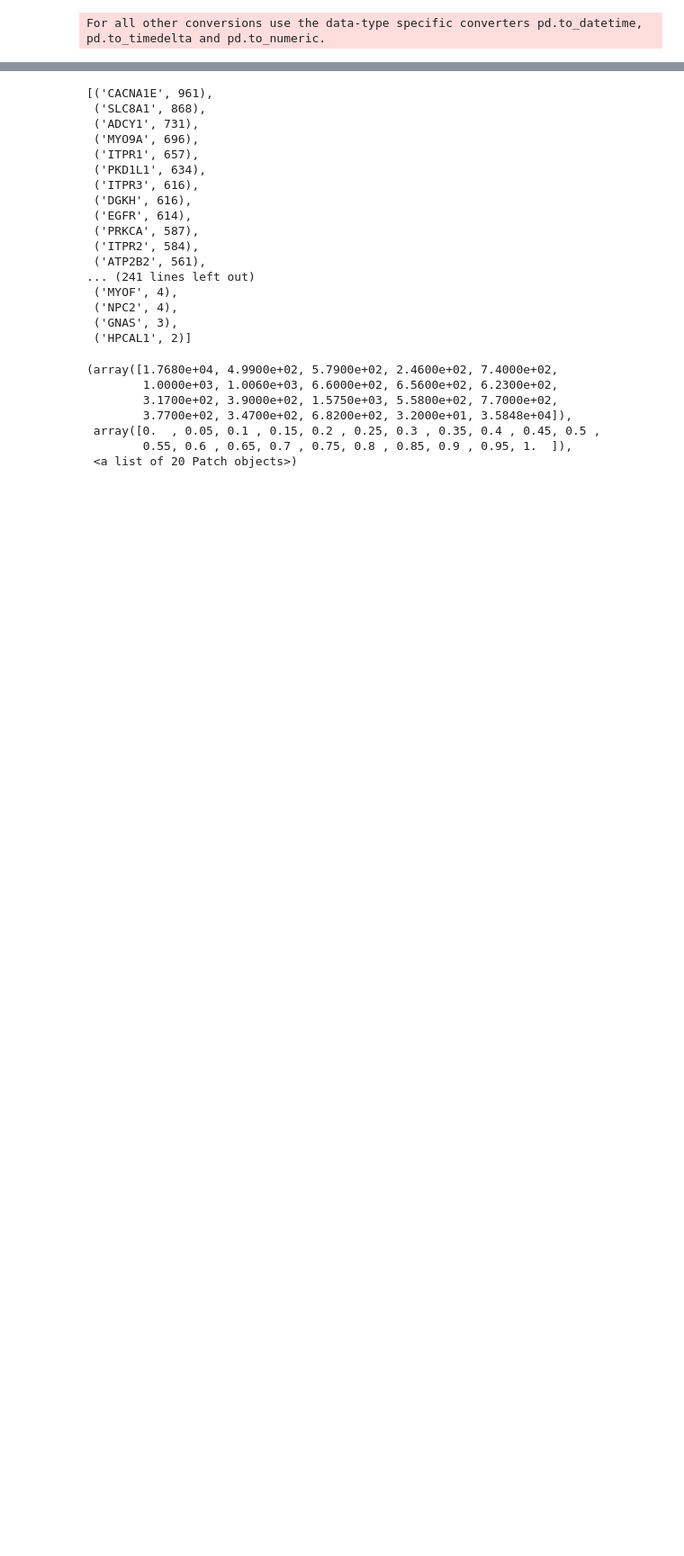
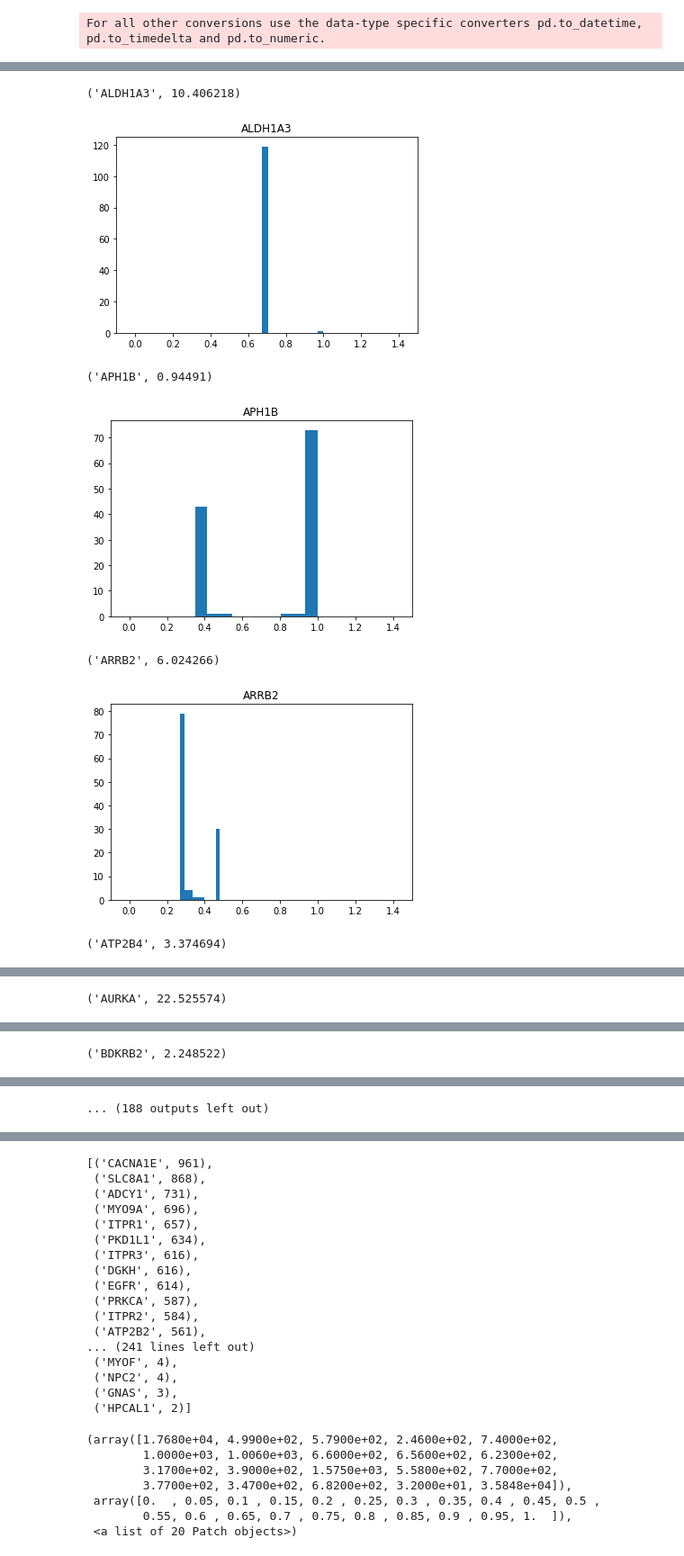
Before and after one commit to wollmanlab/seqfish_design, a Jupyter notebook: ca_celltype_v2/ca_genes_2.0.ipynb, the cells around one changed output, grey strips where cells are left out. Shown at 90% size. Cells and saved outputs as stored; diff of their text form; code cells hidden in the pictures; blank space fills up the shorter version.

```diff
--- a/ca_celltype_v2/ca_genes_2.0.ipynb
+++ b/ca_celltype_v2/ca_genes_2.0.ipynb
@@ -512,0 +628,16 @@ for gene, gdf in df.groupby('gene'):
+# %%
+for gene, gdf in uncertain_sets:
+    plt.hist(gdf.isoSpecificity)
+    plt.title(gene)
+    print(gene, gdf.FPKM.unique()[0])
+    #print(gdf)
+    plt.xlim(-0.1, 1.5)
+    plt.show()
+# %% [output]
+('ALDH1A3', 10.406218)
+[figure, added]
+('APH1B', 0.94491)
+[figure, added]
+('ARRB2', 6.024266)
+[figure, added]
+('ATP2B4', 3.374694)
@@ -512,0 +645 @@ for gene, gdf in df.groupby('gene'):
+('AURKA', 22.525574)
@@ -512,0 +647 @@ for gene, gdf in df.groupby('gene'):
+('BDKRB2', 2.248522)
@@ -512,0 +649 @@ for gene, gdf in df.groupby('gene'):
+... (188 outputs left out)
```
Also changed, not shown: parts of 38 cells of this notebook, 1 other file.
